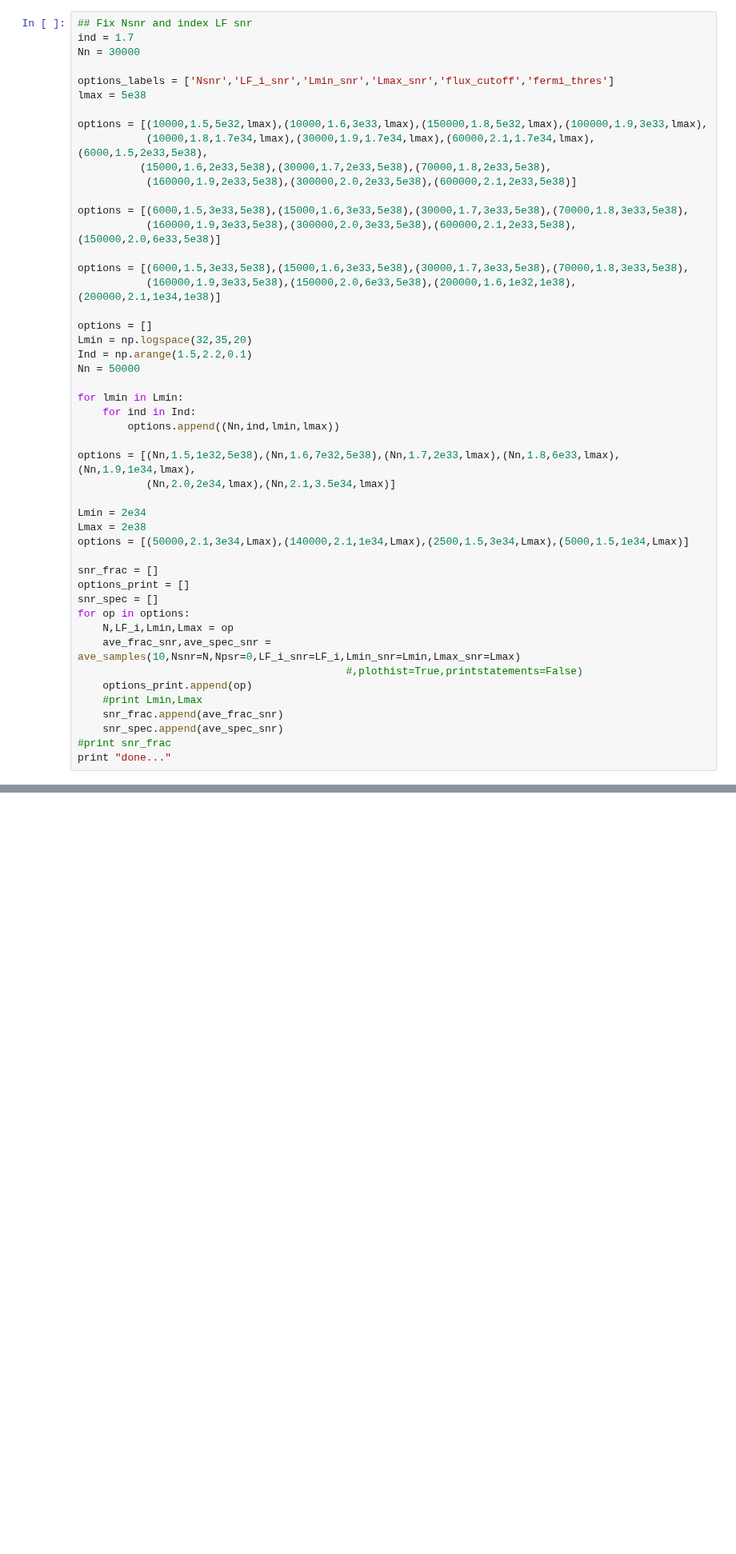
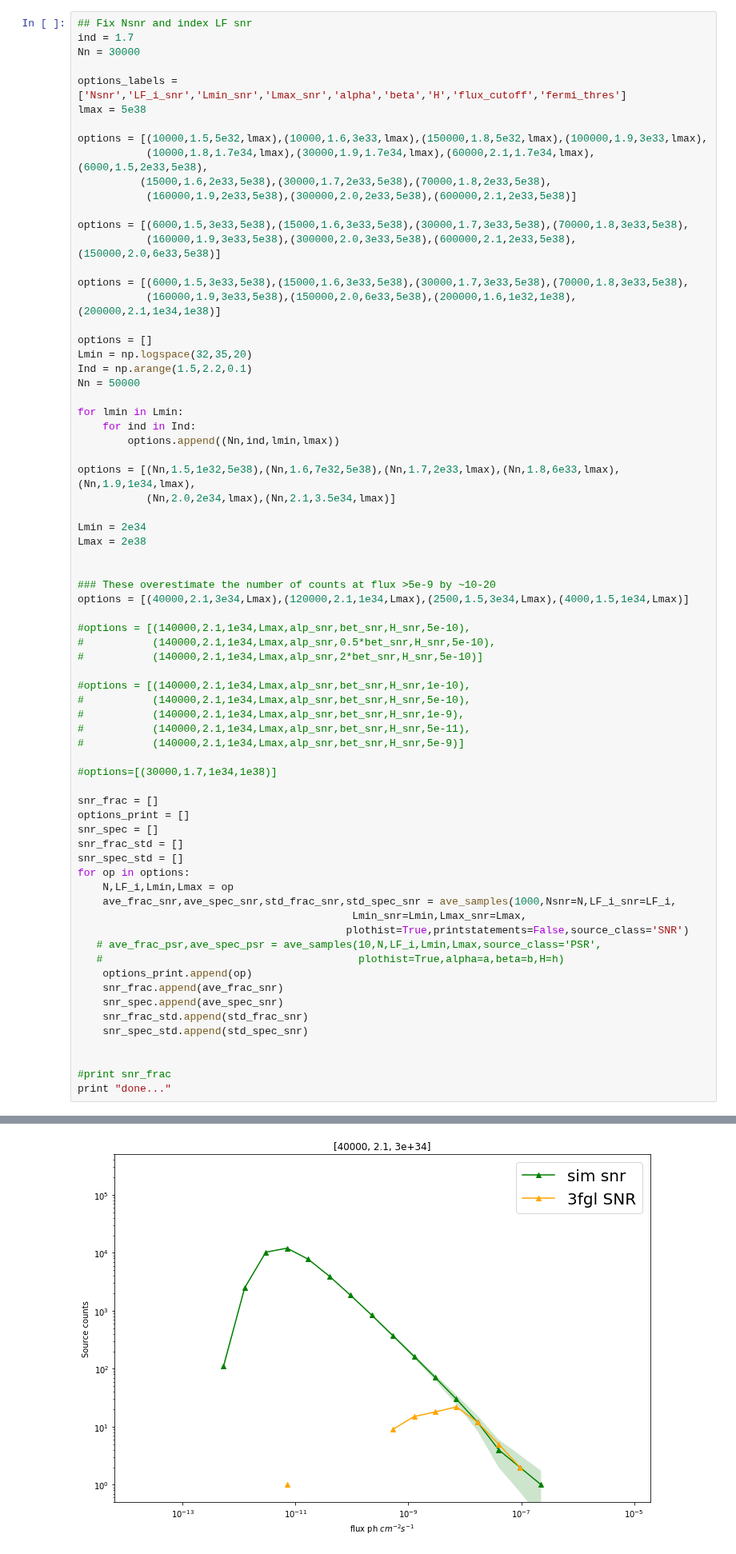
Before and after one commit to martp91/y-rays-UPS, a Jupyter notebook: sim_gamma_sources.ipynb, the cells around one changed output, grey strips where cells are left out. Shown at 80% size. Drawn from its saved outputs; the diff is of its cells as text; blank space fills up the shorter version.

```diff
--- a/sim_gamma_sources.ipynb
+++ b/sim_gamma_sources.ipynb
@@ -309,7 +327,7 @@ def ave_samples(Nsmpl=10,Nsnr=100000,Npsr=20000,LF_i_snr=1.5,LF_i_psr=1.7,
 ind = 1.7
 Nn = 30000
 
-options_labels = ['Nsnr','LF_i_snr','Lmin_snr','Lmax_snr','flux_cutoff','fermi_thres']
+options_labels = ['Nsnr','LF_i_snr','Lmin_snr','Lmax_snr','alpha','beta','H','flux_cutoff','fermi_thres']
 lmax = 5e38
 
 options = [(10000,1.5,5e32,lmax),(10000,1.6,3e33,lmax),(150000,1.8,5e32,lmax),(100000,1.9,3e33,lmax),
@@ -337,19 +355,42 @@ options = [(Nn,1.5,1e32,5e38),(Nn,1.6,7e32,5e38),(Nn,1.7,2e33,lmax),(Nn,1.8,6e33
 
 Lmin = 2e34
 Lmax = 2e38
-options = [(50000,2.1,3e34,Lmax),(140000,2.1,1e34,Lmax),(2500,1.5,3e34,Lmax),(5000,1.5,1e34,Lmax)]
+
+
+### These overestimate the number of counts at flux >5e-9 by ~10-20
+options = [(40000,2.1,3e34,Lmax),(120000,2.1,1e34,Lmax),(2500,1.5,3e34,Lmax),(4000,1.5,1e34,Lmax)]
+
+#options = [(140000,2.1,1e34,Lmax,alp_snr,bet_snr,H_snr,5e-10),
+#           (140000,2.1,1e34,Lmax,alp_snr,0.5*bet_snr,H_snr,5e-10),
+#           (140000,2.1,1e34,Lmax,alp_snr,2*bet_snr,H_snr,5e-10)]
+
+#options = [(140000,2.1,1e34,Lmax,alp_snr,bet_snr,H_snr,1e-10),
+#           (140000,2.1,1e34,Lmax,alp_snr,bet_snr,H_snr,5e-10),
+#           (140000,2.1,1e34,Lmax,alp_snr,bet_snr,H_snr,1e-9),
+#           (140000,2.1,1e34,Lmax,alp_snr,bet_snr,H_snr,5e-11),
+#           (140000,2.1,1e34,Lmax,alp_snr,bet_snr,H_snr,5e-9)]
+
+#options=[(30000,1.7,1e34,1e38)]
 
 snr_frac = []
 options_print = []
 snr_spec = []
+snr_frac_std = []
+snr_spec_std = []
 for op in options:
     N,LF_i,Lmin,Lmax = op
-    ave_frac_snr,ave_spec_snr = ave_samples(10,Nsnr=N,Npsr=0,LF_i_snr=LF_i,Lmin_snr=Lmin,Lmax_snr=Lmax)
-                                           #,plothist=True,printstatements=False)
+    ave_frac_snr,ave_spec_snr,std_frac_snr,std_spec_snr = ave_samples(1000,Nsnr=N,LF_i_snr=LF_i,
+                                            Lmin_snr=Lmin,Lmax_snr=Lmax,
+                                           plothist=True,printstatements=False,source_class='SNR')
+   # ave_frac_psr,ave_spec_psr = ave_samples(10,N,LF_i,Lmin,Lmax,source_class='PSR',
+   #                                         plothist=True,alpha=a,beta=b,H=h)
     options_print.append(op)
-    #print Lmin,Lmax
     snr_frac.append(ave_frac_snr)
     snr_spec.append(ave_spec_snr)
+    snr_frac_std.append(std_frac_snr)
+    snr_spec_std.append(std_spec_snr)
+
+
 #print snr_frac
 print "done..."
 # %% [output]
@@ -360 +401,2 @@ Doing 10 sample galaxys with 5000 SNR's and 0 PSR's,SNR_LF_i = 1.5, this might t
 done...
+[figure, added]
```
Also changed, not shown: parts of 7 cells of this notebook.
